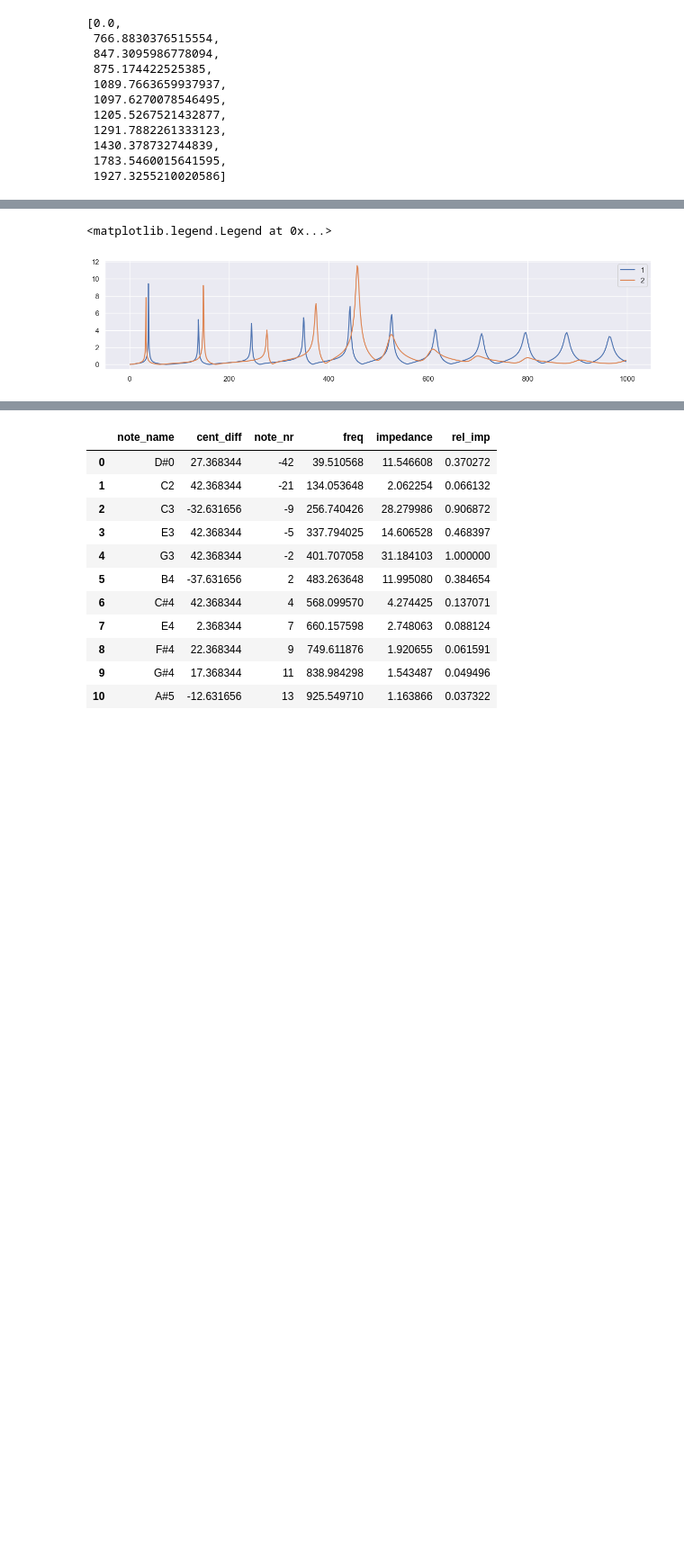
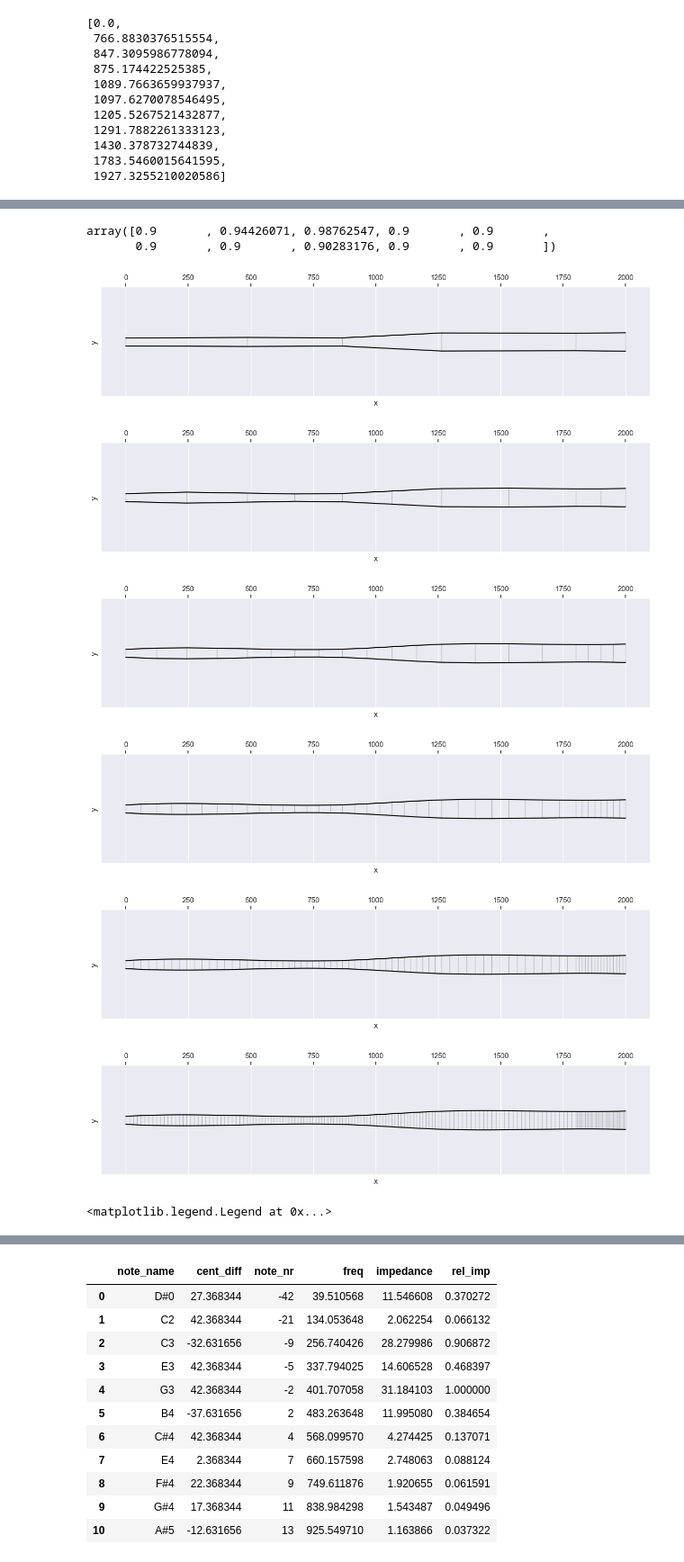
Before and after one commit to Didgitaldoo/didge-lab, a Jupyter notebook: src/experiments/spline_shape/EvolvingShape2.ipynb, the cells around one changed output, grey strips where cells are left out. Shown at 90% size. Cells and saved outputs as stored; diff of their text form; code cells hidden in the pictures; blank space fills up the shorter version.

```diff
--- a/src/experiments/spline_shape/EvolvingShape2.ipynb
+++ b/src/experiments/spline_shape/EvolvingShape2.ipynb
@@ -95,17 +162,58 @@ vis_didge(geo)
+# %%
+x=np.random.sample(10)
+mind = 0.9
+x[x<mind] = mind
+x
+# %% [output]
+array([0.9       , 0.94426071, 0.98762547, 0.9       , 0.9       ,
+       0.9       , 0.9       , 0.90283176, 0.9       , 0.9       ])
 # %%
 def analyse(x,y):
     geo = Geo(list(zip(x,y)))
     freqs = get_log_simulation_frequencies(1, 1000, 5)
     segments = create_segments(geo)
     impedances = compute_impedance(segments, freqs)
     notes = get_notes(freqs, impedances)
     return notes, freqs, impedances
 
+x1,y1 = make_shape()
+
+geo = Geo(list(zip(x1,y1)))
+vis_didge(geo)
+plt.show()
+
+x2,y2 = smooth(x1,y1)
+geo = Geo(list(zip(x2,y2)))
+vis_didge(geo)
+plt.show()
 notes1, freqs1, impedances1 = analyse(x1,y1)
 notes2, freqs2, impedances2 = analyse(x2,y2)
+
+x2,y2 = smooth(x2,y2)
+geo = Geo(list(zip(x2,y2)))
+vis_didge(geo)
+plt.show()
+x2,y2 = smooth(x2,y2)
+geo = Geo(list(zip(x2,y2)))
+vis_didge(geo)
+plt.show()
+x2,y2 = smooth(x2,y2)
+geo = Geo(list(zip(x2,y2)))
+vis_didge(geo)
+plt.show()
+x2,y2 = smooth(x2,y2)
+geo = Geo(list(zip(x2,y2)))
+vis_didge(geo)
+plt.show()
+
 plt.plot(freqs1, impedances1, label="1")
 plt.plot(freqs2, impedances2, label="2")
 plt.legend()
 # %% [output]
+[figure, new version]
+[figure, added]
+[figure, added]
+[figure, added]
+[figure, added]
+[figure, added]
 <matplotlib.legend.Legend at 0x...>
-[figure, old version]
```
Also changed, not shown: parts of 4 cells of this notebook, 4 other files.
